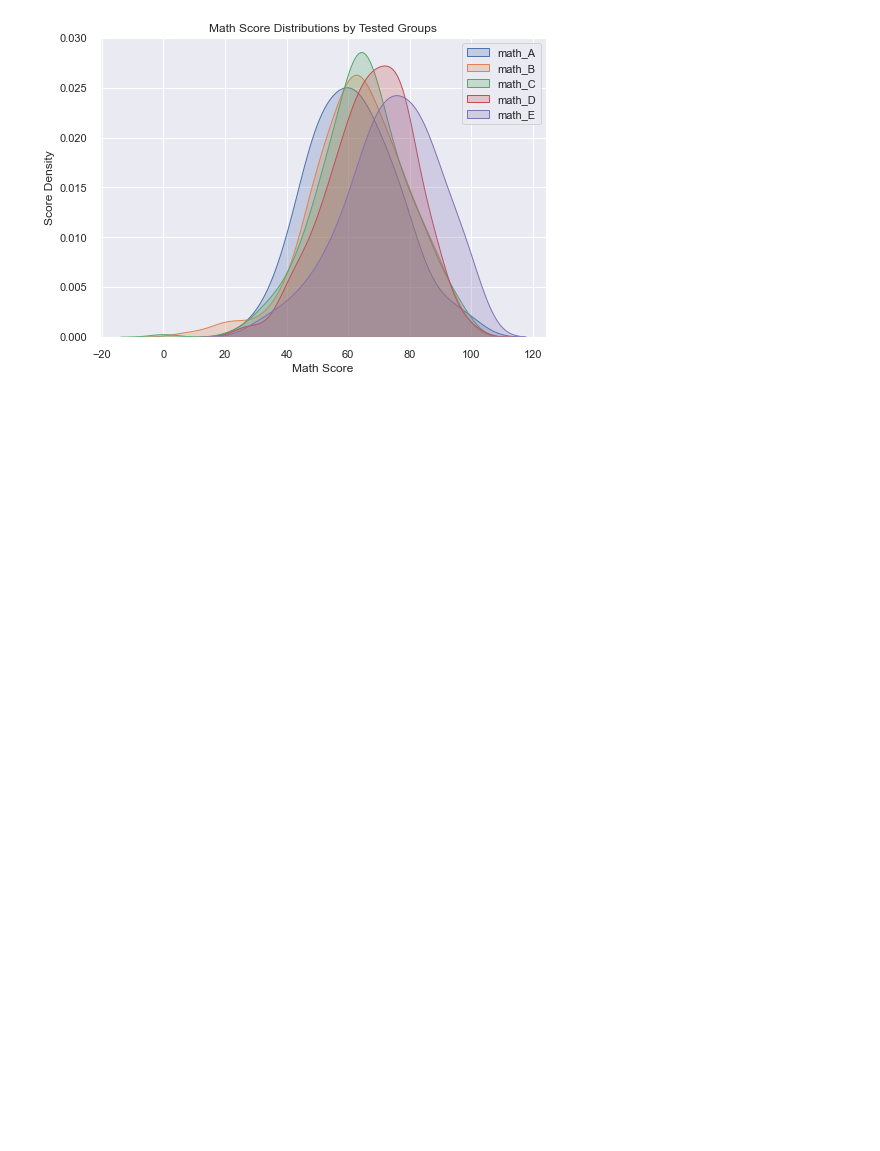
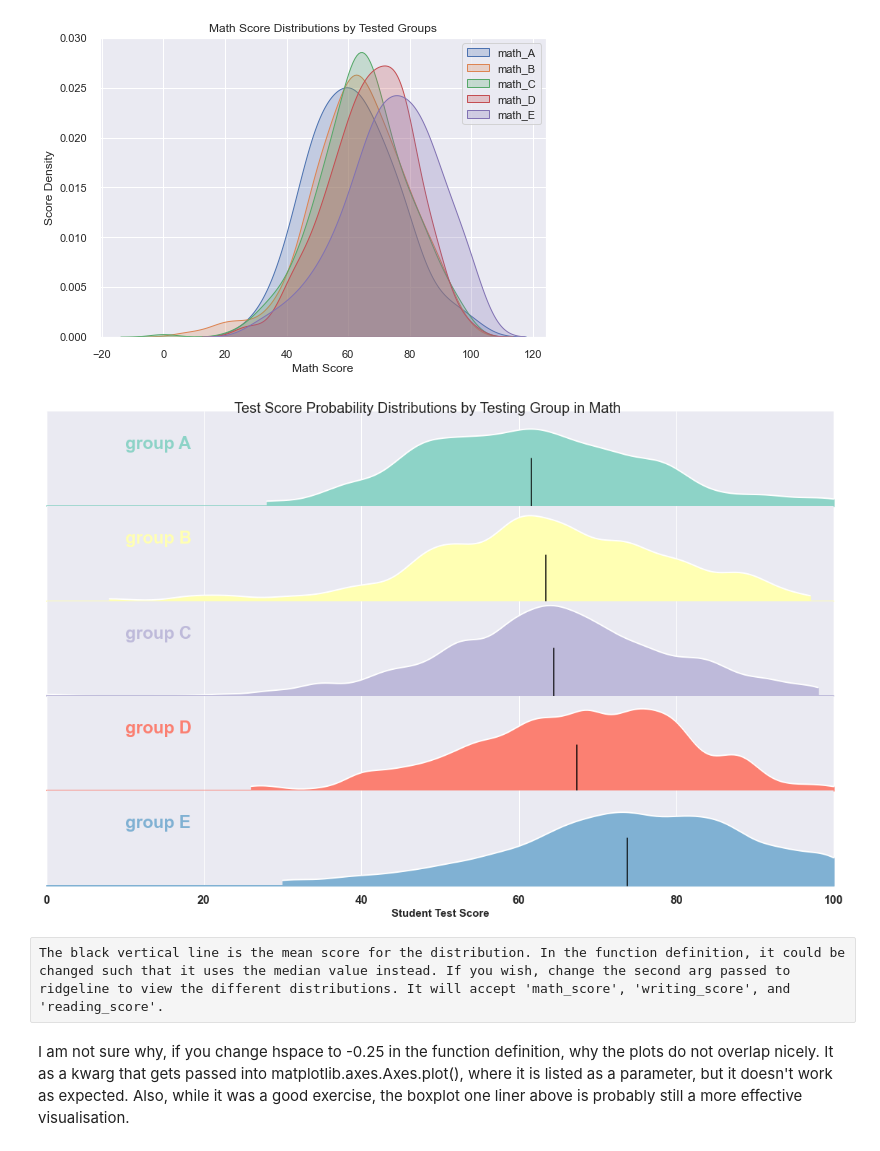
Before and after one commit to mattlegro/data-visualization-practice, a Jupyter notebook: visualization_practice.ipynb, the cells around one changed output. Cells and saved outputs as stored; diff of their text form; code cells hidden in the pictures; blank space fills up the shorter version.

```diff
--- a/visualization_practice.ipynb
+++ b/visualization_practice.ipynb
@@ -341,4 +335,11 @@ math_labels = [ 'math_A', 'math_B', 'math_C', 'math_D', 'math_E']
 pretty_distribution_comparison(math_list, math_labels)
 # %% [output]
 [figure]
+# %%
+def find_closest(num,arr):
+    curr = arr[0]
+    for index in range(len(arr)):
+        if abs (num - arr[index]) < abs (num - curr):
+            curr = arr[index]
+    return curr
 # %%
@@ -369,3 +396,11 @@ def ridgeline( dataframe, score_col, group ):
                fontweight=20)
 
     plt.show()
+# %%
+ridgeline(data, 'math_score')
+# %% [output]
+[figure, added]
+# %% [raw]
+The black vertical line is the mean score for the distribution. In the function definition, it could be changed such that it uses the median value instead. If you wish, change the second arg passed to ridgeline to view the different distributions. It will accept 'math_score', 'writing_score', and 'reading_score'.
+# %% [markdown]
+I am not sure why, if you change hspace to -0.25 in the function definition, why the plots do not overlap nicely. It as a kwarg that gets passed into matplotlib.axes.Axes.plot(), where it is listed as a parameter, but it doesn't work as expected. Also, while it was a good exercise, the boxplot one liner above is probably still a more effective visualisation.
```
Also changed, not shown: parts of 9 cells of this notebook.
